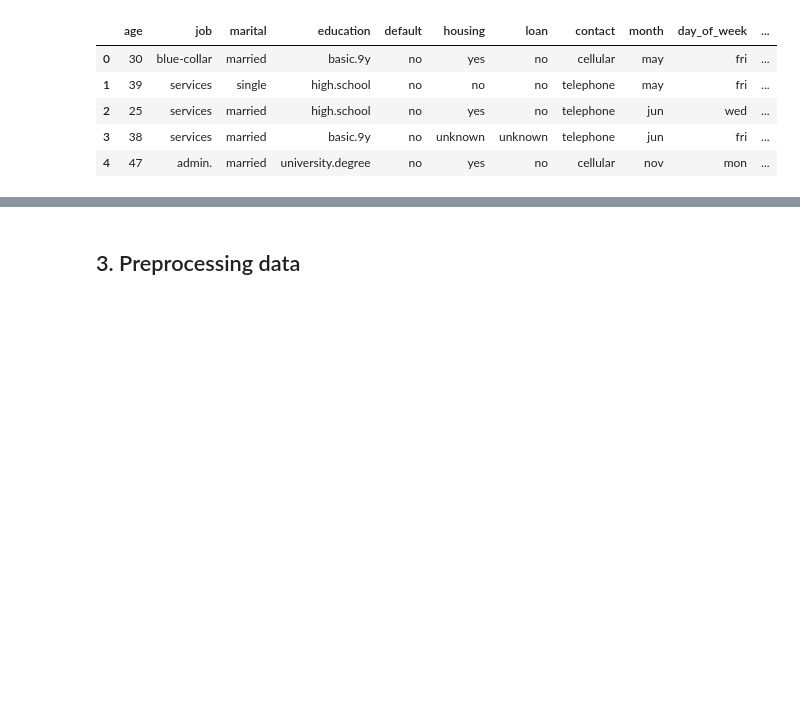
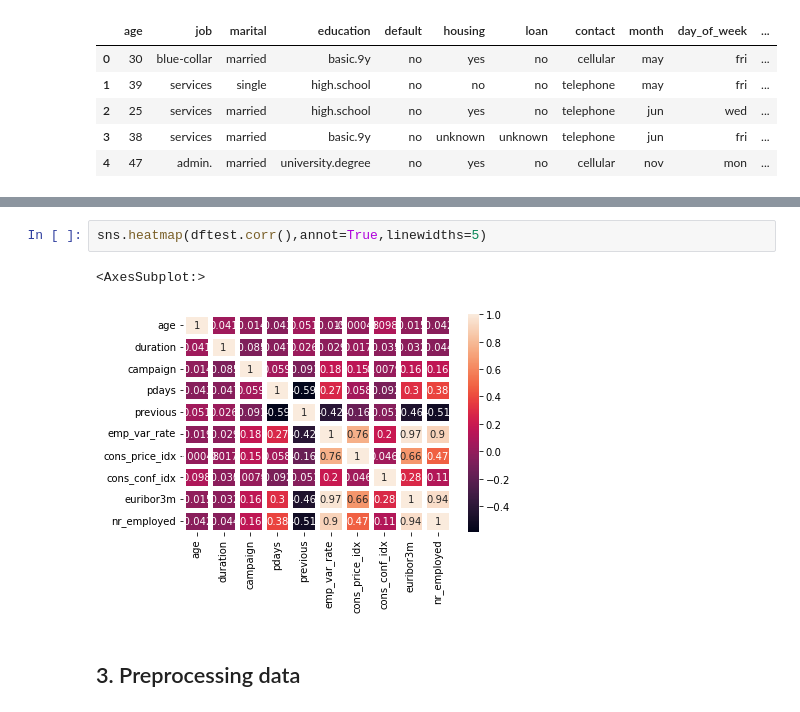
Before and after one commit to CGAInstitution/proxecto-final-ud2-GuillermoGarMar, a Jupyter notebook: ML.UD2.Supervised-FinalProject.ipynb, the cells around one changed output, grey strips where cells are left out. Drawn from its saved outputs; the diff is of its cells as text; blank space fills up the shorter version.

```diff
--- a/ML.UD2.Supervised-FinalProject.ipynb
+++ b/ML.UD2.Supervised-FinalProject.ipynb
@@ -102,2 +98,7 @@ dtype: int64
+# %%
+sns.heatmap(dftest.corr(),annot=True,linewidths=5)
+# %% [output]
+<AxesSubplot:>
+[figure, added]
 # %% [markdown]
 ## 3. Preprocessing data
```
Also changed, not shown: parts of 4 cells of this notebook.
